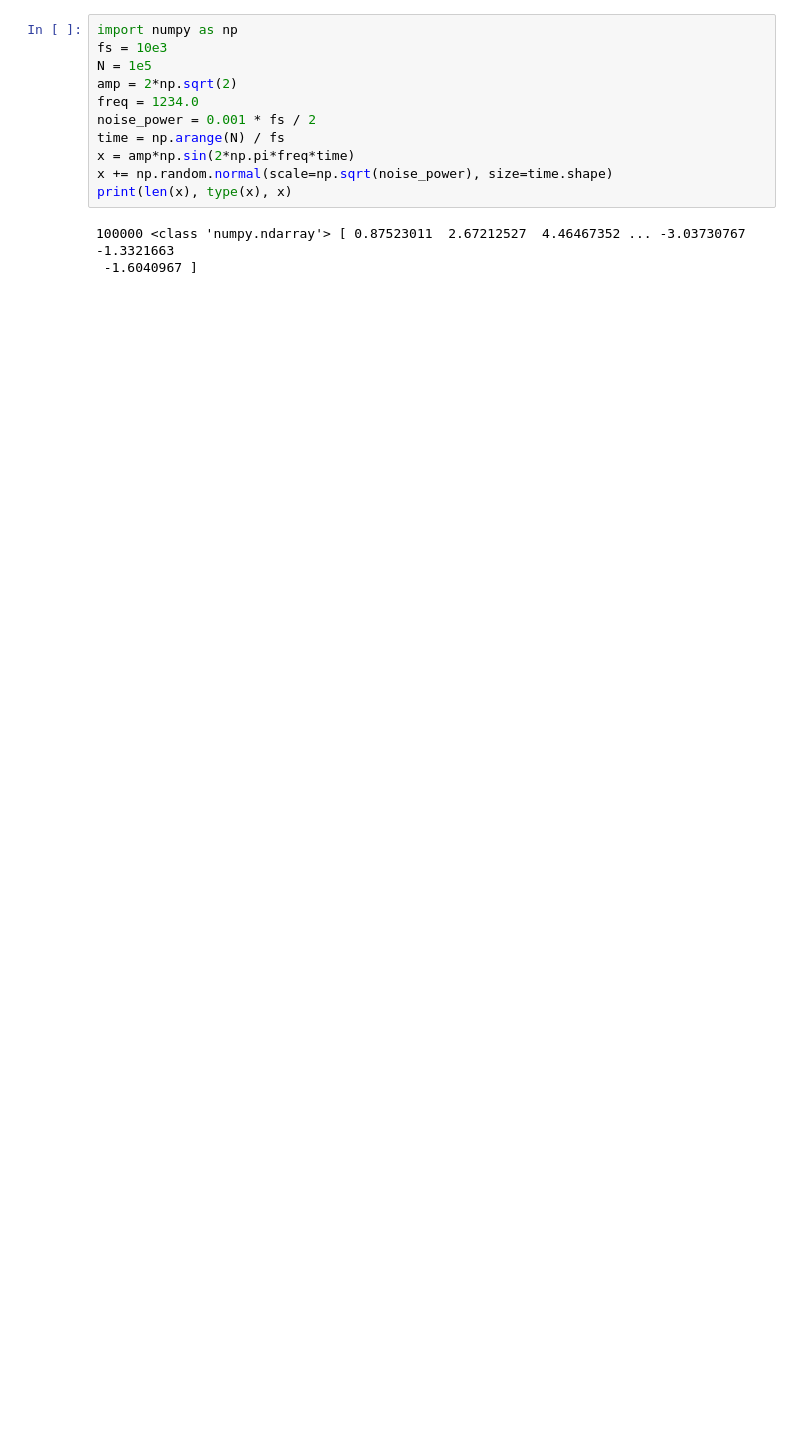
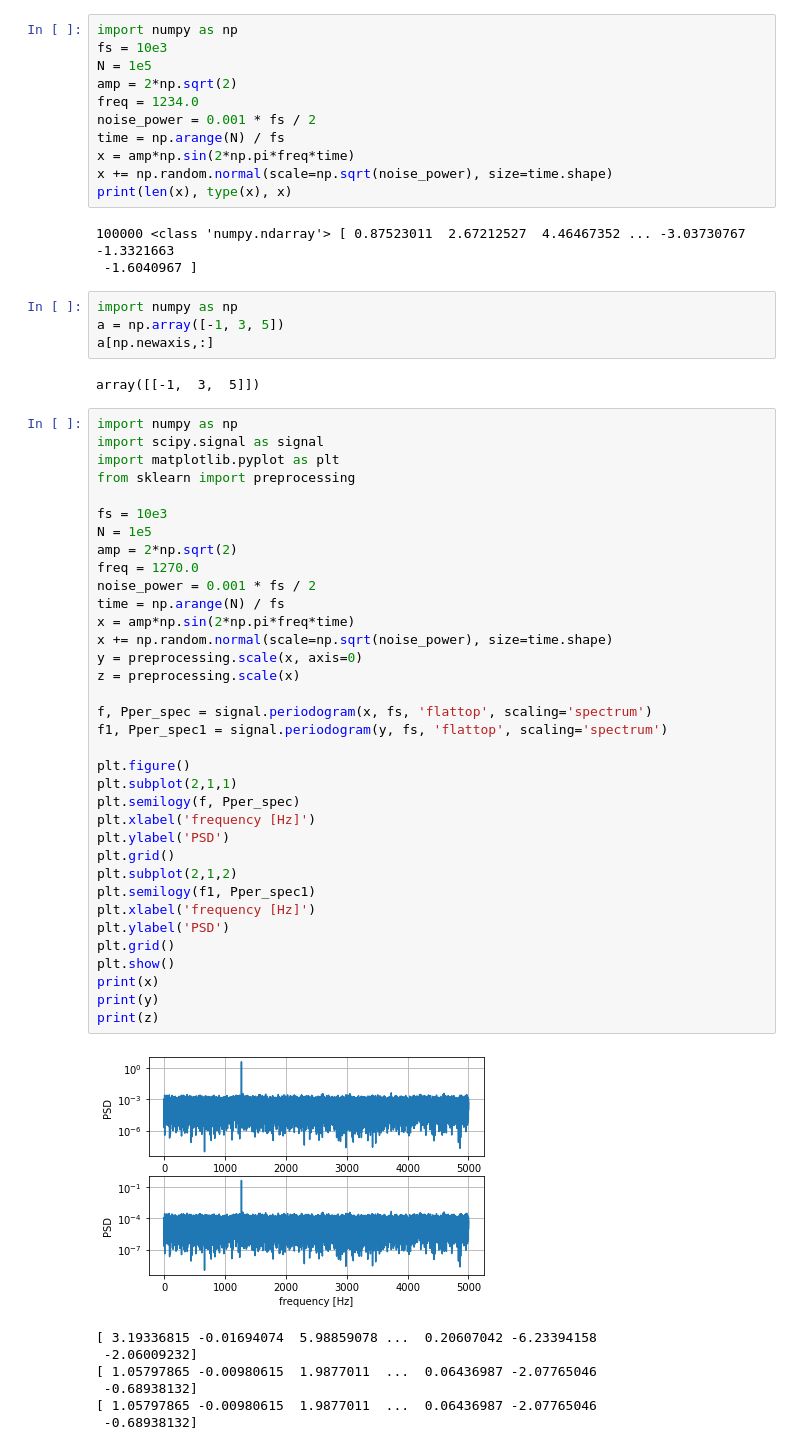
Before and after one commit to sheep9159/click_number, a Jupyter notebook: Untitled.ipynb, the cells around one changed output. Cells and saved outputs as stored; diff of their text form; blank space fills up the shorter version.

```diff
--- a/Untitled.ipynb
+++ b/Untitled.ipynb
@@ -281,3 +283,52 @@ print(len(x), type(x), x)
 # %% [output]
 100000 <class 'numpy.ndarray'> [ 0.87523011  2.67212527  4.46467352 ... -3.03730767 -1.3321663
  -1.6040967 ]
+# %%
+import numpy as np
+a = np.array([-1, 3, 5])
+a[np.newaxis,:]
+# %% [output]
+array([[-1,  3,  5]])
+# %%
+import numpy as np
+import scipy.signal as signal
+import matplotlib.pyplot as plt
+from sklearn import preprocessing
+
+fs = 10e3
+N = 1e5
+amp = 2*np.sqrt(2)
+freq = 1270.0
+noise_power = 0.001 * fs / 2
+time = np.arange(N) / fs
+x = amp*np.sin(2*np.pi*freq*time)
+x += np.random.normal(scale=np.sqrt(noise_power), size=time.shape)
+y = preprocessing.scale(x, axis=0)
+z = preprocessing.scale(x)
+
+f, Pper_spec = signal.periodogram(x, fs, 'flattop', scaling='spectrum')
+f1, Pper_spec1 = signal.periodogram(y, fs, 'flattop', scaling='spectrum')
+
+plt.figure()
+plt.subplot(2,1,1)
+plt.semilogy(f, Pper_spec)
+plt.xlabel('frequency [Hz]')
+plt.ylabel('PSD')
+plt.grid()
+plt.subplot(2,1,2)
+plt.semilogy(f1, Pper_spec1)
+plt.xlabel('frequency [Hz]')
+plt.ylabel('PSD')
+plt.grid()
+plt.show()
+print(x)
+print(y)
+print(z)
+# %% [output]
+[figure, added]
+[ 3.19336815 -0.01694074  5.98859078 ...  0.20607042 -6.23394158
+ -2.06009232]
+[ 1.05797865 -0.00980615  1.9877011  ...  0.06436987 -2.07765046
+ -0.68938132]
+[ 1.05797865 -0.00980615  1.9877011  ...  0.06436987 -2.07765046
+ -0.68938132]
```
Also changed, not shown: parts of 4 cells of this notebook, 8 other files.
